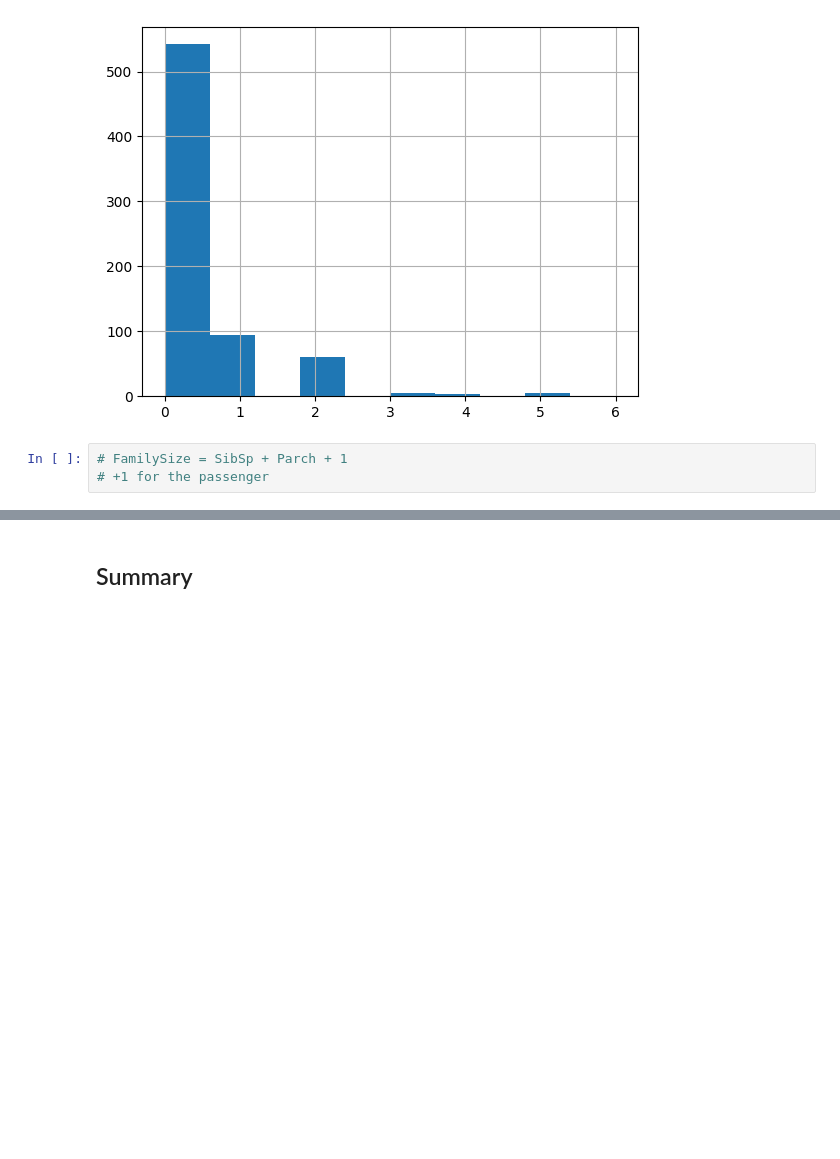
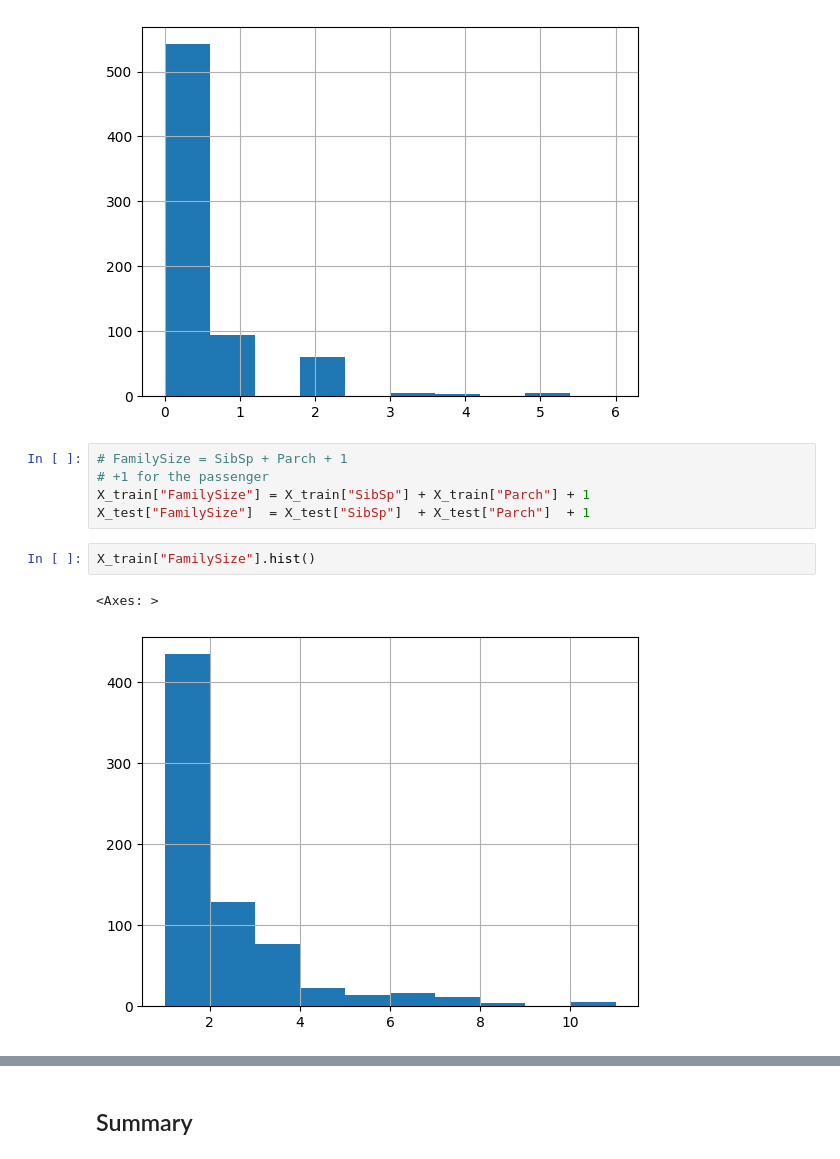
Before and after one commit to irnikesh/data-science, a Jupyter notebook: projects/titanic_survivor_predictor/Titanic_EDA.ipynb, the cells around one changed output, grey strips where cells are left out. Drawn from its saved outputs; the diff is of its cells as text; blank space fills up the shorter version.

```diff
--- a/projects/titanic_survivor_predictor/Titanic_EDA.ipynb
+++ b/projects/titanic_survivor_predictor/Titanic_EDA.ipynb
@@ -384,3 +384,10 @@ X_train["Parch"].hist()
 # %%
 # FamilySize = SibSp + Parch + 1
 # +1 for the passenger
+X_train["FamilySize"] = X_train["SibSp"] + X_train["Parch"] + 1
+X_test["FamilySize"]  = X_test["SibSp"]  + X_test["Parch"]  + 1
+# %%
+X_train["FamilySize"].hist()
+# %% [output]
+<Axes: >
+[figure, added]
```
Also changed, not shown: parts of 5 cells of this notebook.
